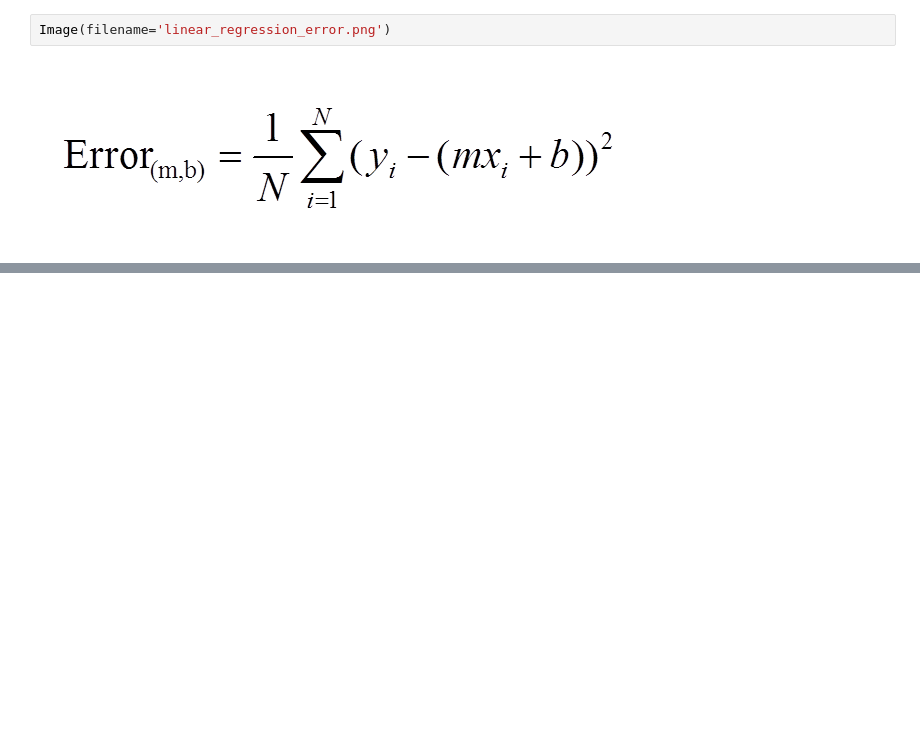
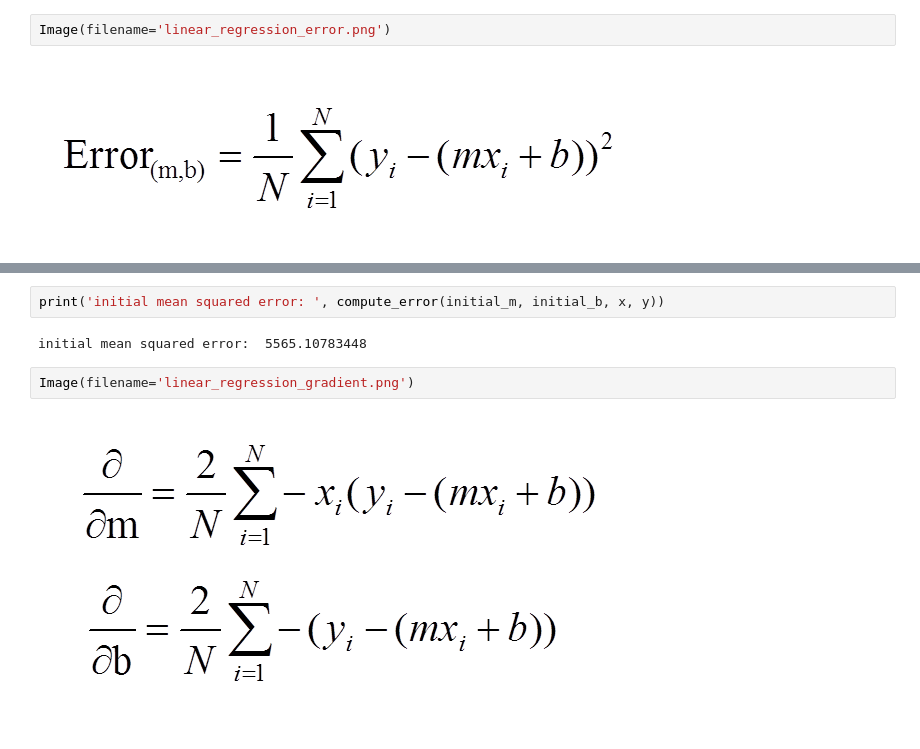
Before and after one commit to deep-diver/Linear-Regression, a Jupyter notebook: Linear_Regression.ipynb, the cells around one changed output, grey strips where cells are left out. Drawn from its saved outputs; the diff is of its cells as text; blank space fills up the shorter version.

```diff
--- a/Linear_Regression.ipynb
+++ b/Linear_Regression.ipynb
@@ -81,0 +38,8 @@ Image(filename='linear_regression_error.png')
+# %%
+print('initial mean squared error: ', compute_error(initial_m, initial_b, x, y))
+# %% [output]
+initial mean squared error:  5565.10783448
+# %%
+Image(filename='linear_regression_gradient.png')
+# %% [output]
+[figure, added]
```
Also changed, not shown: parts of 12 cells of this notebook, 1 other file.
